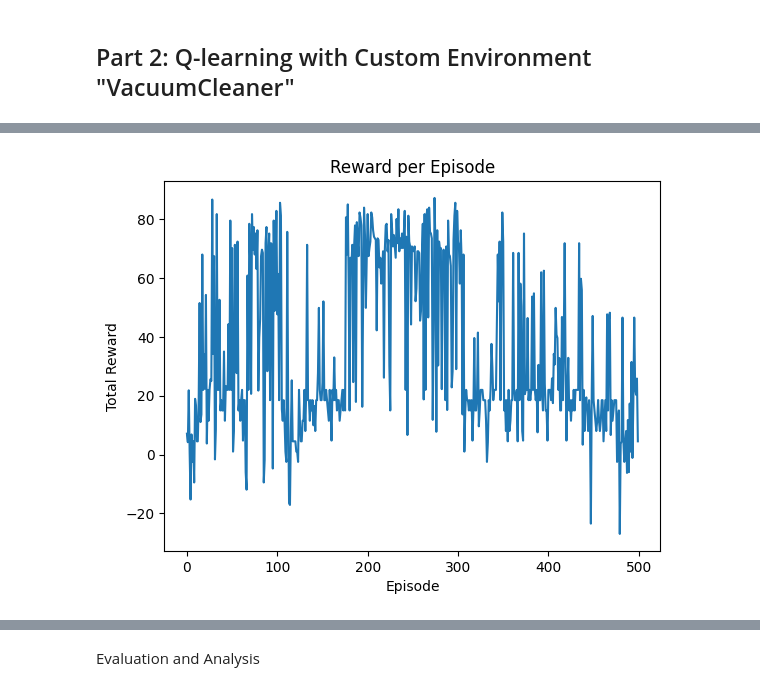
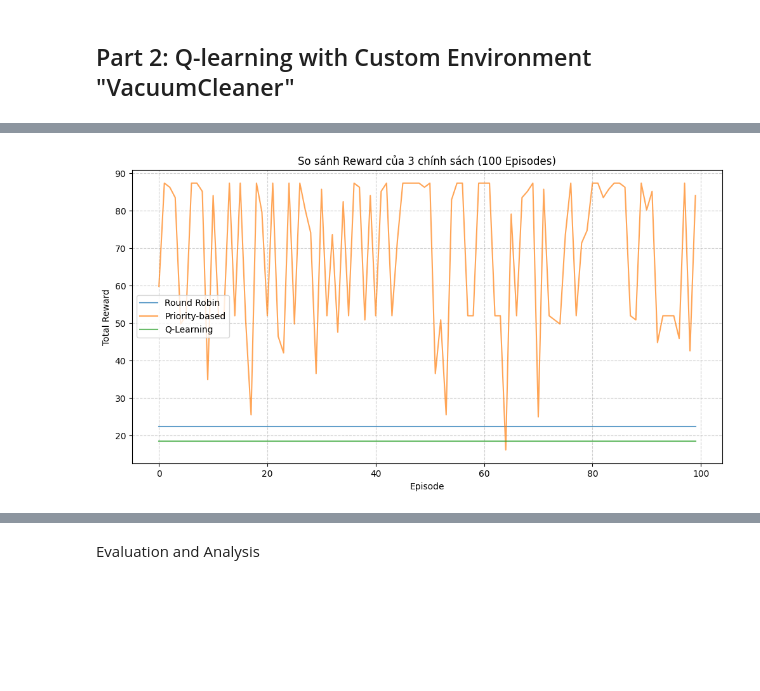
Before and after one commit to NT549-Q21-RL-for-Network/lab-02-Q-learning, a Jupyter notebook: notebooks/part_02_vacuum_cleaner.ipynb, the cells around one changed output, grey strips where cells are left out. Drawn from its saved outputs; the diff is of its cells as text; code cells hidden in the pictures; blank space fills up the shorter version.

Commit message:
lab02: complete VacuumCleaner Q-learning notebook (tasks 2-4) with convergence analysis and deploy evaluation

```diff
--- a/notebooks/part_02_vacuum_cleaner.ipynb
+++ b/notebooks/part_02_vacuum_cleaner.ipynb
@@ -265,7 +278,7 @@ def robot_policy_qlearning(state, Q, epsilon=0.1):
     return np.argmax(Q[state])                 # exploit
 
 
-def train_q_learning(env, episodes=500, alpha=0.1, gamma=0.9, epsilon=0.1):
+def train_q_learning(env, episodes=100, alpha=0.1, gamma=0.9, epsilon=0.1):
     Q = np.zeros((env.observation_space.n, env.action_space.n))
 
     rewards_per_episode = []
@@ -423,45 +340,69 @@ if __name__ == "__main__":
 # %%
+import pandas as pd
+import numpy as np
+import matplotlib.pyplot as plt
+import os
+
 if __name__ == "__main__":
+    # 1. Khởi tạo
+    env = VacuumCleanerEnv(m=5, n=5, obstacle=(2, 2))
+    num_episodes = 100
+    results = {"RoundRobin": [], "Priority": [], "Qlearning": []}
 
-    # ===== ROUND ROBIN =====
-    env_rr = VacuumCleanerEnv(m=5, n=5, obstacle=(2, 2), obs_mode="dict")
-    policy_rr = robot_policy("round_robin", env_rr)
+    # 2. Huấn luyện Q-Learning trước (cần có bảng Q để chạy 100 episode)
+    print("--- Đang huấn luyện Q-Learning (500 episodes) ---")
+    env.obs_mode = "encoded"
+    Q, _ = train_q_learning(env, episodes=500, alpha=0.1, gamma=0.9, epsilon=0.1)
 
-    obs, _ = env_rr.reset()
-    terminated = truncated = False
+    # 3. Hàm chạy thử nghiệm 100 episodes
+    def evaluate_policy(name, mode, policy_type):
+        print(f"--- Đang đánh giá {name} (100 episodes) ---")
+        env.obs_mode = mode
+        rewards = []
+        for i in range(num_episodes):
+            obs, _ = env.reset()
+            # Chọn chính sách
+            if policy_type == "q_learning":
+                policy_fn = lambda o: robot_policy_trained(o, Q)
+            else:
+                policy_fn = robot_policy(policy_type, env)
 
-    while not terminated and not truncated:
-        action = policy_rr(obs)
-        obs, reward, terminated, truncated, _ = env_rr.step(action)
-        env_rr.render()
+            terminated = truncated = False
+            total_r = 0
+            while not terminated and not truncated:
+                action = policy_fn(obs)
+                obs, reward, terminated, truncated, _ = env.step(action)
+                total_r += reward
+            rewards.append(total_r)
+        return rewards
 
-    rr_reward = env_rr.total_reward
+    # Chạy cho 3 loại
+    results["RoundRobin"] = evaluate_policy("Round Robin", "dict", "round_robin")
+    results["Priority"] = evaluate_policy("Priority-based", "dict", "priority_based")
+    results["Qlearning"] = evaluate_policy("Q-Learning", "encoded", "q_learning")
 
-    # ===== PRIORITY =====
-    env_pr = VacuumCleanerEnv(m=5, n=5, obstacle=(2, 2), obs_mode="dict")
-    policy_pr = robot_policy("priority_based", env_pr)
+    # 4. Lưu kết quả ra file CSV
+    os.makedirs("metrics", exist_ok=True)
+    df = pd.DataFrame(results)
+    df.index.name = "Episode"
+    df.to_csv("metrics/vacuum_comparison_results.csv")
+    print("\n Đã lưu kết quả vào: metrics/vacuum_comparison_results.csv")
 
-    obs, _ = env_pr.reset()
-    terminated = truncated = False
+    # 5. Vẽ biểu đồ so sánh Reward của 100 episodes
+    plt.figure(figsize=(12, 6))
+    plt.plot(results["RoundRobin"], label="Round Robin", alpha=0.7)
+    plt.plot(results["Priority"], label="Priority-based", alpha=0.7)
+    plt.plot(results["Qlearning"], label="Q-Learning", alpha=0.7)
 
-    while not terminated and not truncated:
-        action = policy_pr(obs)
-        obs, reward, terminated, truncated, _ = env_pr.step(action)
-        env_pr.render()
+    plt.xlabel("Episode")
+    plt.ylabel("Total Reward")
+    plt.title("So sánh Reward của 3 chính sách (100 Episodes)")
+    plt.legend()
+    plt.grid(True, linestyle='--', alpha=0.6)
+    plt.show()
 
-    pr_reward = env_pr.total_reward
-
-    # ===== Q-LEARNING =====
-    env_ql = VacuumCleanerEnv(m=5, n=5, obstacle=(2, 2), obs_mode="encoded")
-
-    Q, rewards = train_q_learning(env_ql, episodes=500, alpha=0.1, gamma=0.9, epsilon=0.1)
-
-    ql_reward = test_agent(env_ql, Q)
-
-    print("\n===== FINAL RESULT =====")
-    print("Round Robin Reward:", rr_reward)
-    print("Priority-based Reward:", pr_reward)
-    print("Q-learning Reward:", ql_reward)
-
-    plot_rewards(rewards)
+    # In kết quả trung bình
+    print("\n===== KẾT QUẢ TRUNG BÌNH =====")
+    for k, v in results.items():
+        print(f"{k}: {np.mean(v):.2f}")
 # %% [output]
@@ -480 +415 @@ Q-learning Reward: -2.499999999999959
-[figure, old version]
+[figure, new version]
```
Also changed, not shown: parts of 9 cells of this notebook.
